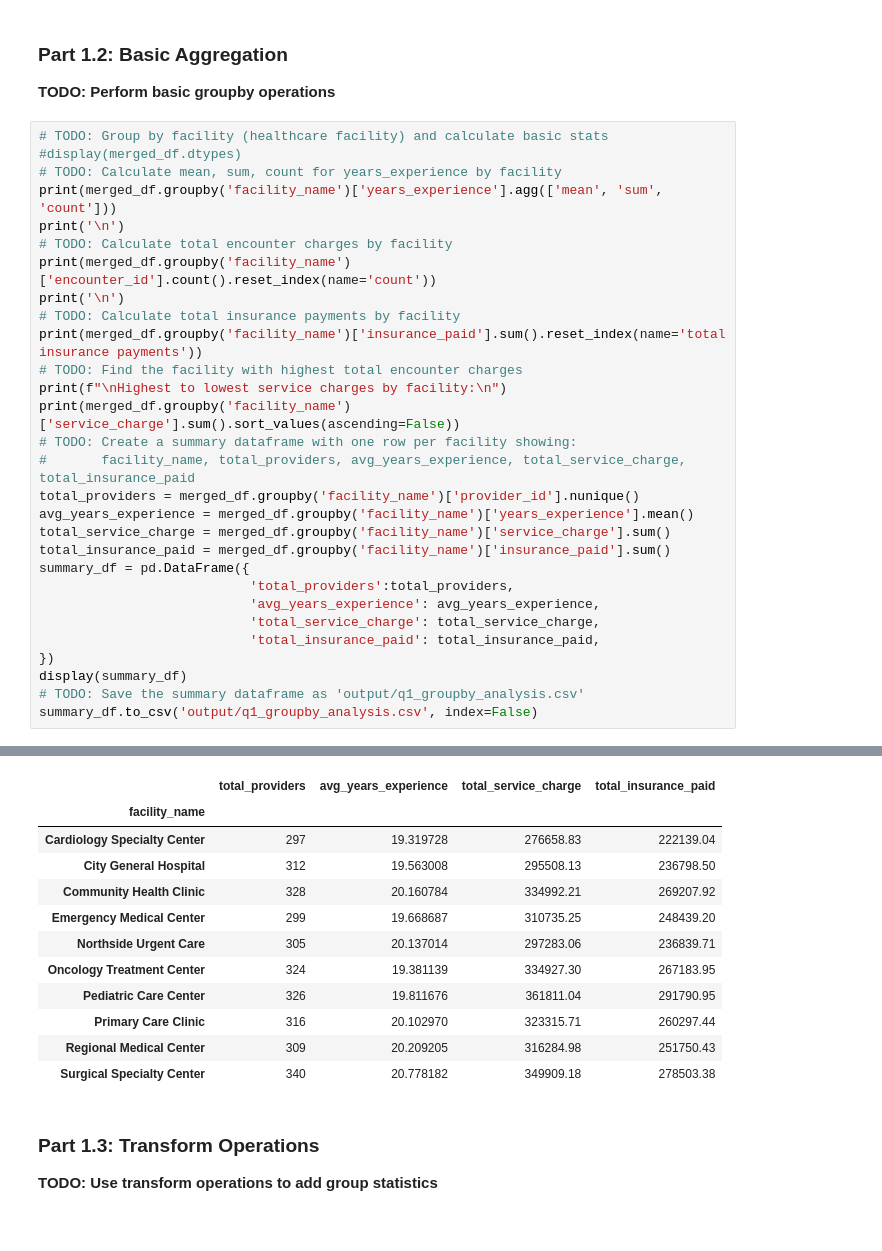
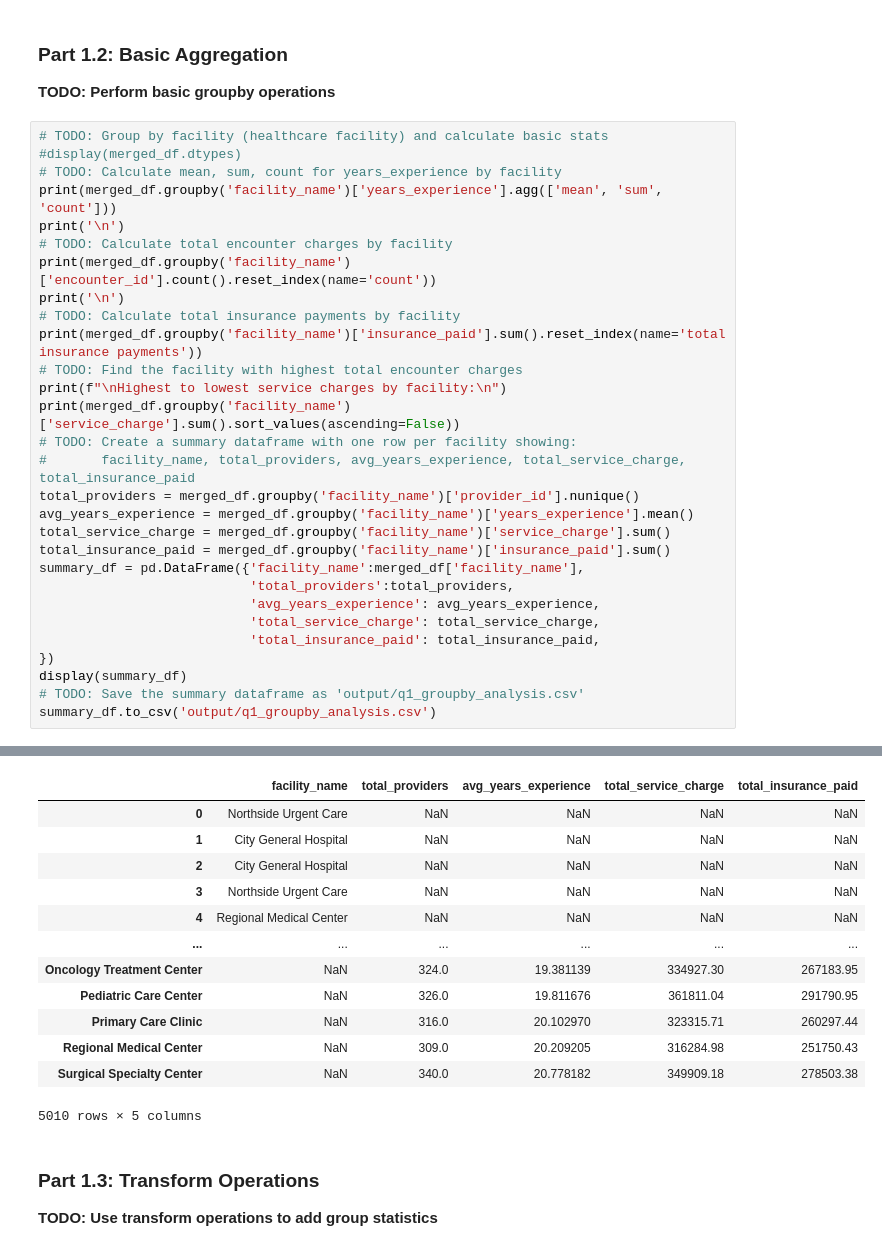
Before and after one commit to UCSF-DataSci/ds217-08-group-filter-and-flow-t25ara, a Jupyter notebook: assignment.ipynb, the cells around one changed output, grey strips where cells are left out. Saved outputs shown, nothing was run; the diff lists cells and outputs as text.

```diff
--- a/assignment.ipynb
+++ b/assignment.ipynb
@@ -106,47 +106,48 @@ print(merged_df.groupby('facility_name')['service_charge'].sum().sort_values(asc
 #       facility_name, total_providers, avg_years_experience, total_service_charge, total_insurance_paid
 total_providers = merged_df.groupby('facility_name')['provider_id'].nunique()
 avg_years_experience = merged_df.groupby('facility_name')['years_experience'].mean()
 total_service_charge = merged_df.groupby('facility_name')['service_charge'].sum()
 total_insurance_paid = merged_df.groupby('facility_name')['insurance_paid'].sum()
-summary_df = pd.DataFrame({
+summary_df = pd.DataFrame({'facility_name':merged_df['facility_name'],
                            'total_providers':total_providers,
                            'avg_years_experience': avg_years_experience,
                            'total_service_charge': total_service_charge,
                            'total_insurance_paid': total_insurance_paid,
 })
 display(summary_df)
 # TODO: Save the summary dataframe as 'output/q1_groupby_analysis.csv'
-summary_df.to_csv('output/q1_groupby_analysis.csv', index=False)
+summary_df.to_csv('output/q1_groupby_analysis.csv')
 # %% [output]
                                   mean    sum  count
 facility_name
 Cardiology Specialty Center  19.319728   8520    441
 City General Hospital        19.563008   9625    492
 Community Health Clinic      20.160784  10282    510
 Emergency Medical Center     19.668687   9736    495
 Northside Urgent Care        20.137014   9847    489
 Oncology Treatment Center    19.381139   9865    509
 Pediatric Care Center        19.811676  10520    531
 Primary Care Clinic          20.102970  10152    505
 Regional Medical Center      20.209205   9660    478
 Surgical Specialty Center    20.778182  11428    550
 ... (37 lines left out)
 Northside Urgent Care          297283.06
 City General Hospital          295508.13
 Cardiology Specialty Center    276658.83
 Name: service_charge, dtype: float64
-|  | total_providers | avg_years_experience | total_service_charge | total_insurance_paid |
-| facility_name |  |  |  |  |
-| Cardiology Specialty Center | 297 | 19.319728 | 276658.83 | 222139.04 |
-| City General Hospital | 312 | 19.563008 | 295508.13 | 236798.50 |
-| Community Health Clinic | 328 | 20.160784 | 334992.21 | 269207.92 |
-| Emergency Medical Center | 299 | 19.668687 | 310735.25 | 248439.20 |
-| Northside Urgent Care | 305 | 20.137014 | 297283.06 | 236839.71 |
-| Oncology Treatment Center | 324 | 19.381139 | 334927.30 | 267183.95 |
-| Pediatric Care Center | 326 | 19.811676 | 361811.04 | 291790.95 |
-| Primary Care Clinic | 316 | 20.102970 | 323315.71 | 260297.44 |
-| Regional Medical Center | 309 | 20.209205 | 316284.98 | 251750.43 |
-| Surgical Specialty Center | 340 | 20.778182 | 349909.18 | 278503.38 |
+|  | facility_name | total_providers | avg_years_experience | total_service_charge | total_insurance_paid |
+| 0 | Northside Urgent Care | NaN | NaN | NaN | NaN |
+| 1 | City General Hospital | NaN | NaN | NaN | NaN |
+| 2 | City General Hospital | NaN | NaN | NaN | NaN |
+| 3 | Northside Urgent Care | NaN | NaN | NaN | NaN |
+| 4 | Regional Medical Center | NaN | NaN | NaN | NaN |
+| ... | ... | ... | ... | ... | ... |
+| Oncology Treatment Center | NaN | 324.0 | 19.381139 | 334927.30 | 267183.95 |
+| Pediatric Care Center | NaN | 326.0 | 19.811676 | 361811.04 | 291790.95 |
+| Primary Care Clinic | NaN | 316.0 | 20.102970 | 323315.71 | 260297.44 |
+| Regional Medical Center | NaN | 309.0 | 20.209205 | 316284.98 | 251750.43 |
+| Surgical Specialty Center | NaN | 340.0 | 20.778182 | 349909.18 | 278503.38 |
+5010 rows × 5 columns
 # %% [markdown]
 ### Part 1.3: Transform Operations
 
```
Also changed, not shown: parts of 1 cell of this notebook, 2 other files.
